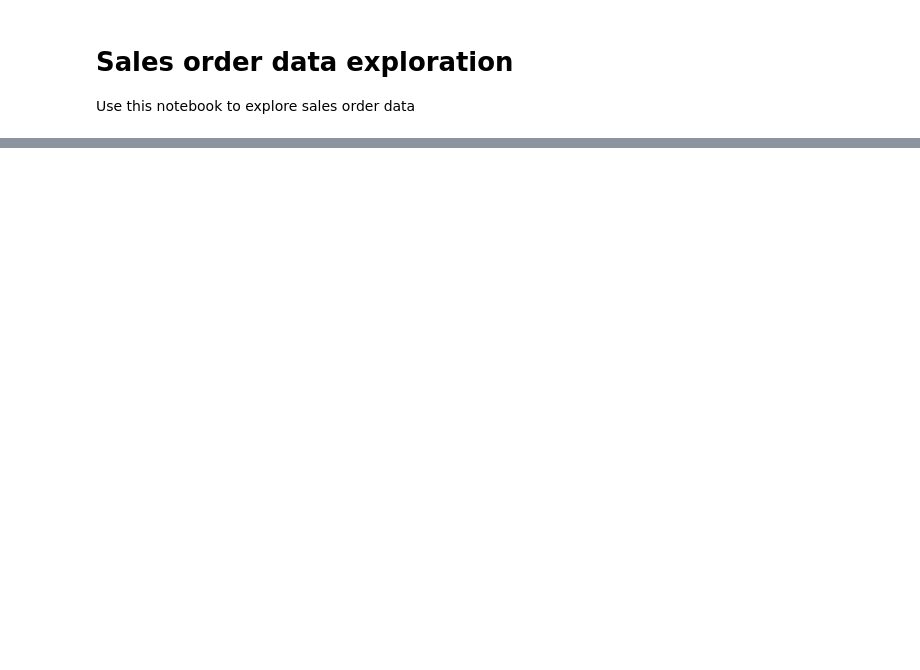
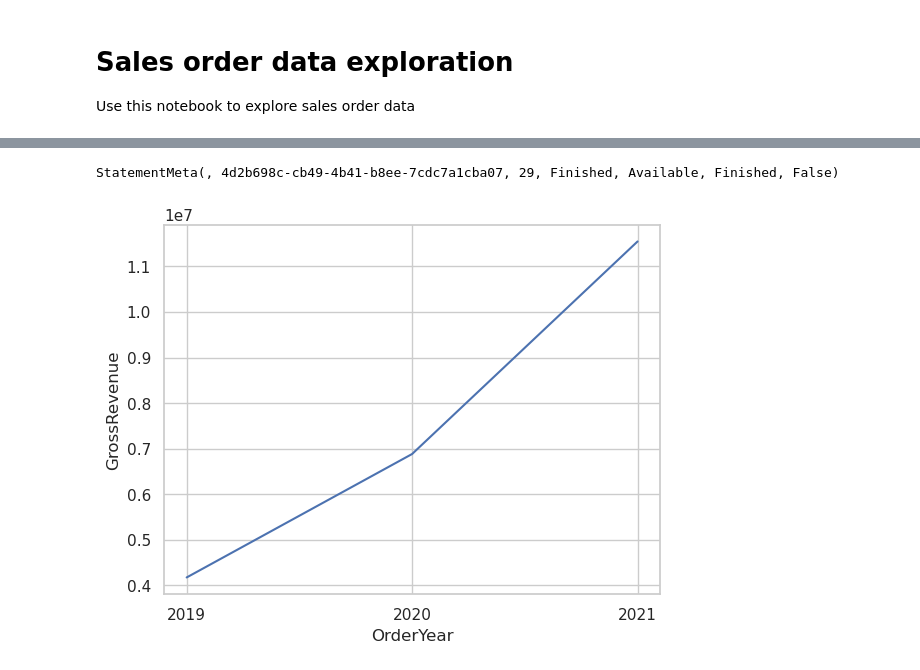
Before and after one commit to KacChw/Microsoft_Fabric_Notebooks, a Jupyter notebook: Notebook_Lab03.ipynb, the cells around one changed output, grey strips where cells are left out. Cells and saved outputs as stored; diff of their text form; code cells hidden in the pictures; blank space fills up the shorter version.

```diff
--- a/Notebook_Lab03.ipynb
+++ b/Notebook_Lab03.ipynb
@@ -107,0 +247,13 @@ SynapseWidget(Synapse.DataFrame, faab2b07-c0cd-49ab-a4c9-5af3055e28a3)
+# %%
+ import seaborn as sns
+
+ # Clear the plot area
+ plt.clf()
+
+ # Create a line chart
+ ax = sns.lineplot(x="OrderYear", y="GrossRevenue", data=df_sales)
+
+ plt.show()
+# %% [output]
+StatementMeta(, 4d2b698c-cb49-4b41-b8ee-7cdc7a1cba07, 29, Finished, Available, Finished, False)
+[figure, added]
```
Also changed, not shown: parts of 20 cells of this notebook.
